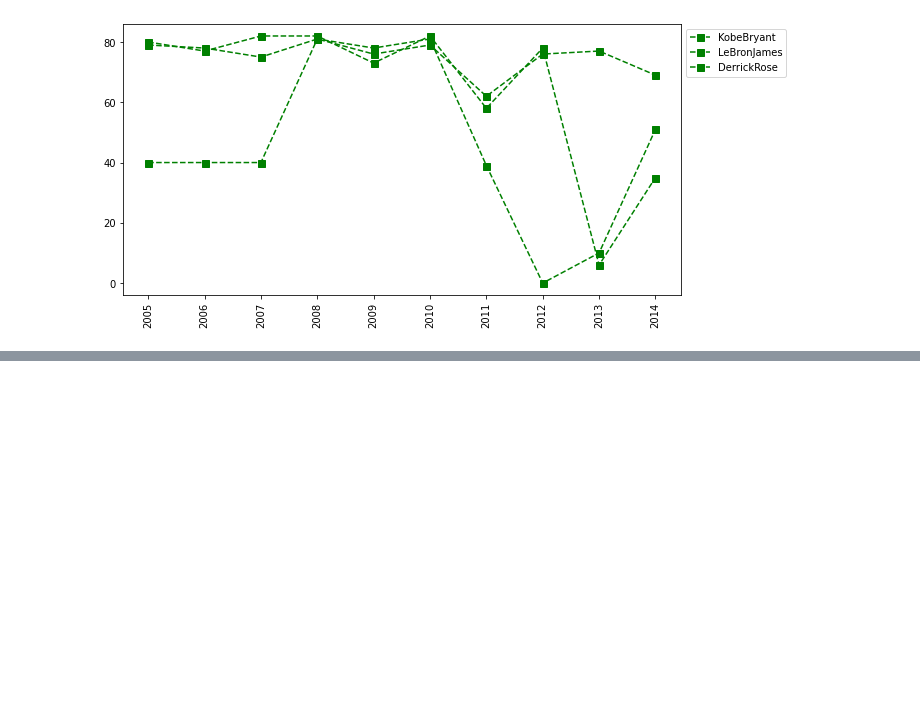
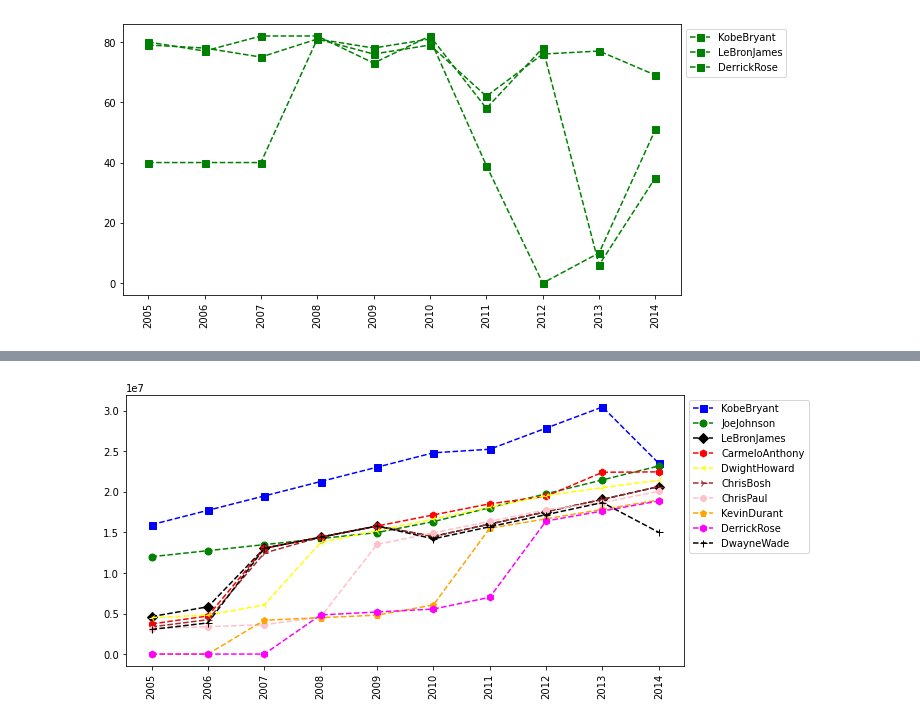
Before and after one commit to Hemanthrb06/Data-science, a Jupyter notebook: basketball.ipynb, the cells around one changed output, grey strips where cells are left out. Saved outputs shown, nothing was run; the diff lists cells and outputs as text; code cells hidden in the pictures; blank space fills up the shorter version.

```diff
--- a/basketball.ipynb
+++ b/basketball.ipynb
@@ -310,0 +363,4 @@ plt.show()
+# %%
+myplot(Salary)
+# %% [output]
+[figure, added]
```
Also changed, not shown: parts of 12 cells of this notebook.
